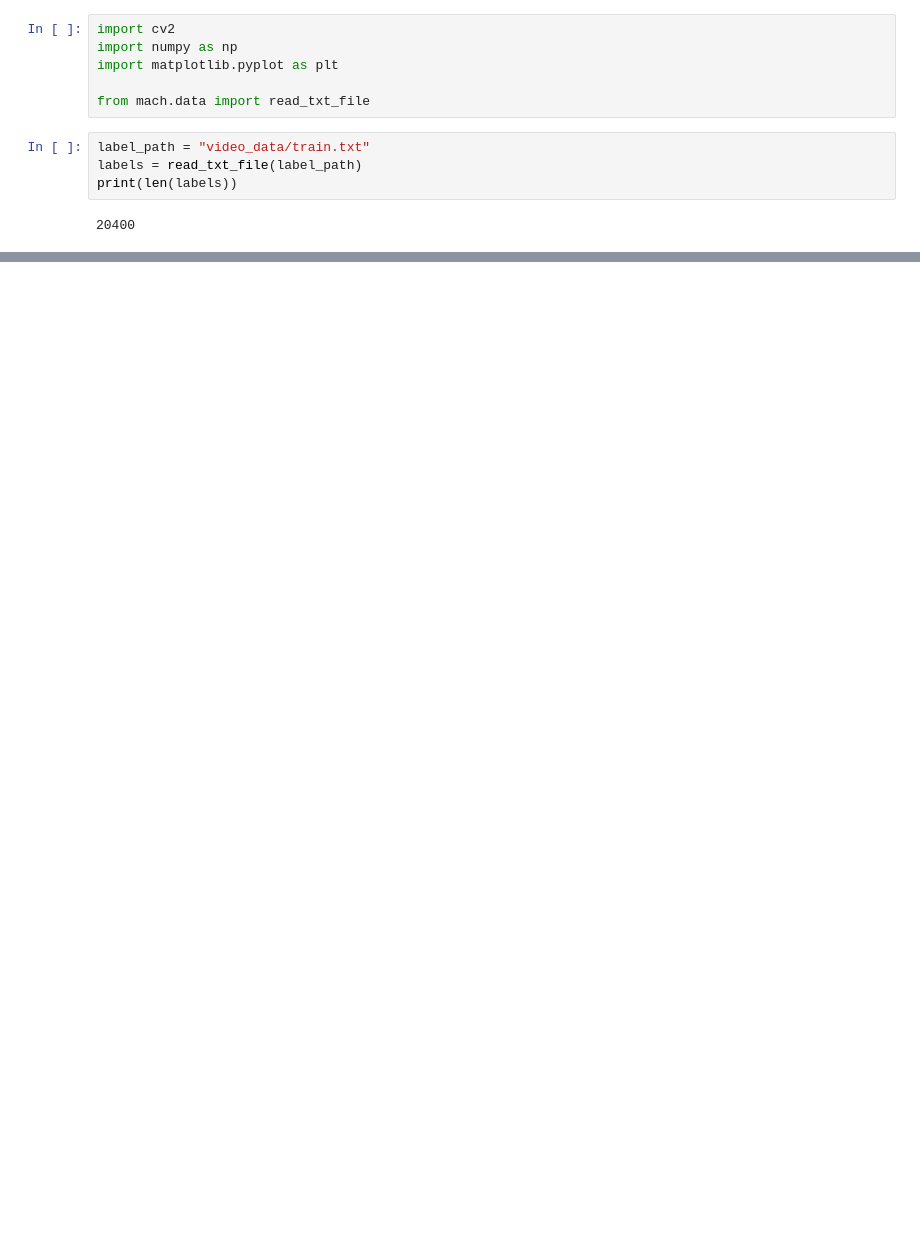
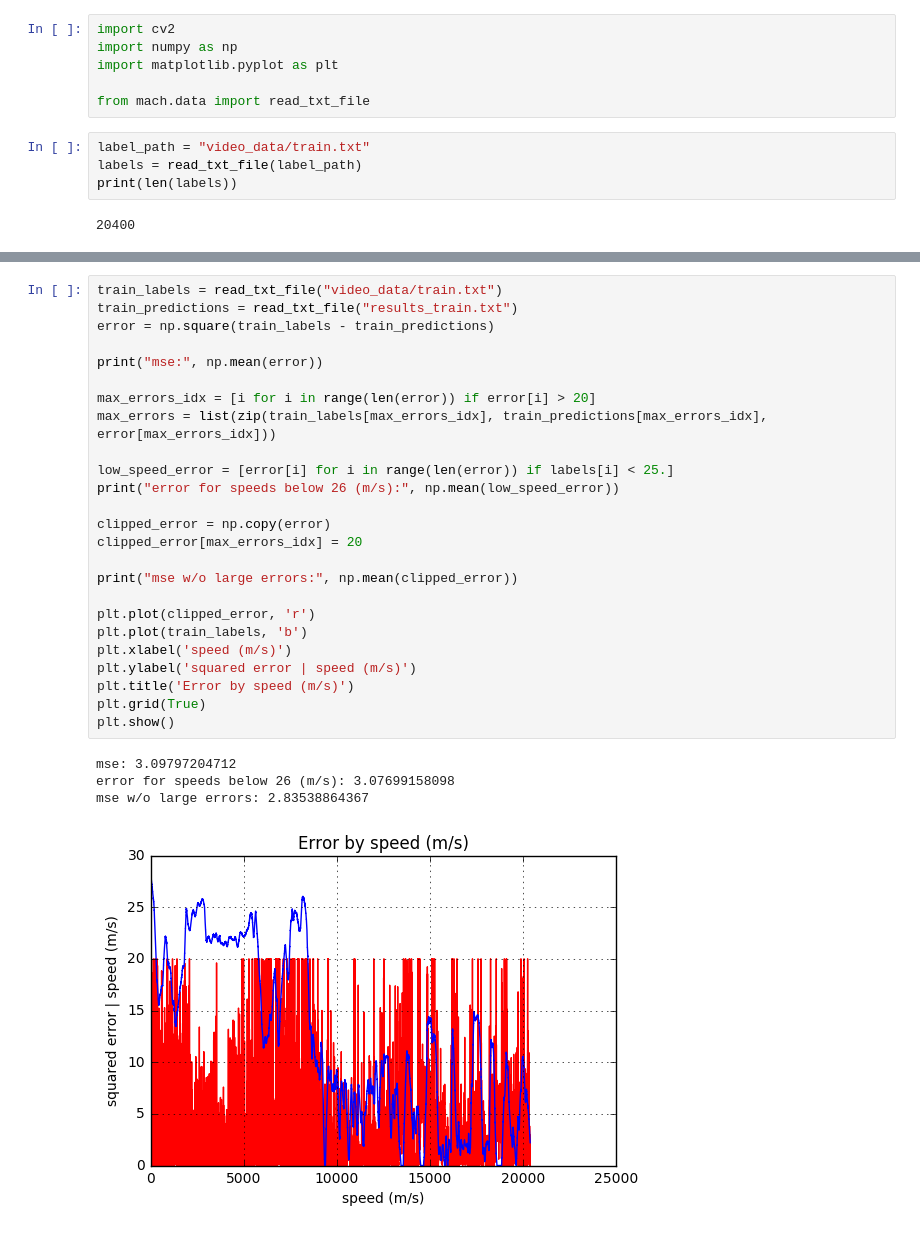
Before and after one commit to afcarl/speed-predictor, a Jupyter notebook: labels.ipynb, the cells around one changed output, grey strips where cells are left out. Cells and saved outputs as stored; diff of their text form; blank space fills up the shorter version.

Commit message:
analyze results

```diff
--- a/labels.ipynb
+++ b/labels.ipynb
@@ -43,0 +52,30 @@ plt.show()
+# %%
+train_labels = read_txt_file("video_data/train.txt")
+train_predictions = read_txt_file("results_train.txt")
+error = np.square(train_labels - train_predictions)
+
+print("mse:", np.mean(error))
+
+max_errors_idx = [i for i in range(len(error)) if error[i] > 20]
+max_errors = list(zip(train_labels[max_errors_idx], train_predictions[max_errors_idx], error[max_errors_idx]))
+
+low_speed_error = [error[i] for i in range(len(error)) if labels[i] < 25.]
+print("error for speeds below 26 (m/s):", np.mean(low_speed_error))
+
+clipped_error = np.copy(error)
+clipped_error[max_errors_idx] = 20
+
+print("mse w/o large errors:", np.mean(clipped_error))
+
+plt.plot(clipped_error, 'r')
+plt.plot(train_labels, 'b')
+plt.xlabel('speed (m/s)')
+plt.ylabel('squared error | speed (m/s)')
+plt.title('Error by speed (m/s)')
+plt.grid(True)
+plt.show()
+# %% [output]
+mse: 3.09797204712
+error for speeds below 26 (m/s): 3.07699158098
+mse w/o large errors: 2.83538864367
+[figure, added]
```
Also changed, not shown: parts of 11 cells of this notebook, 1 other file.
